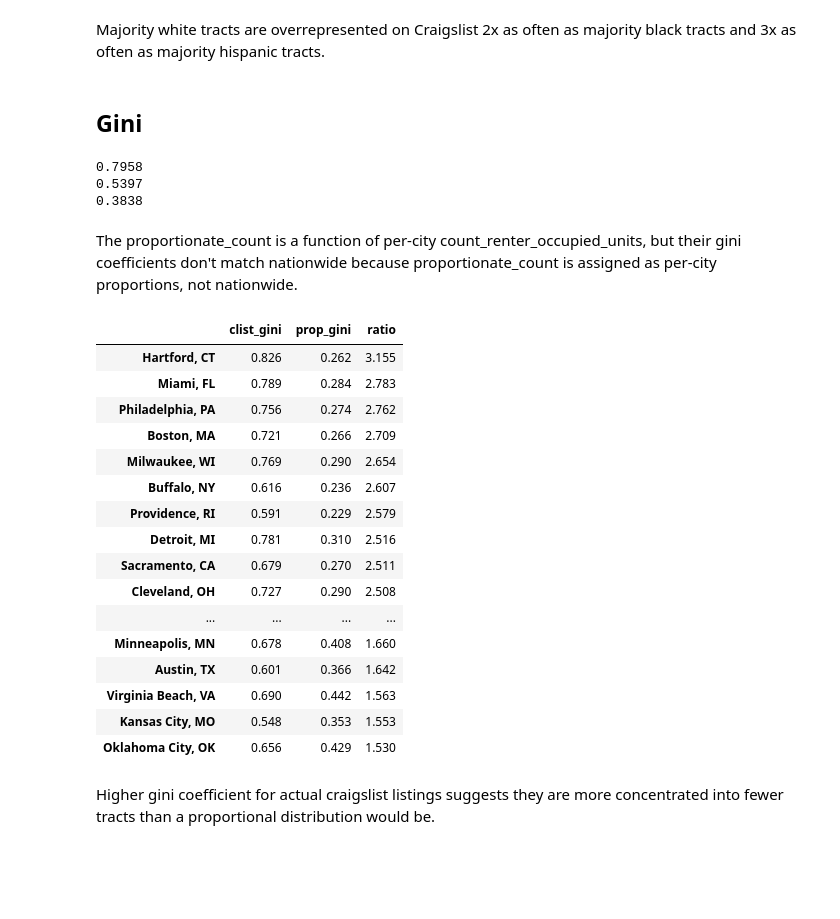
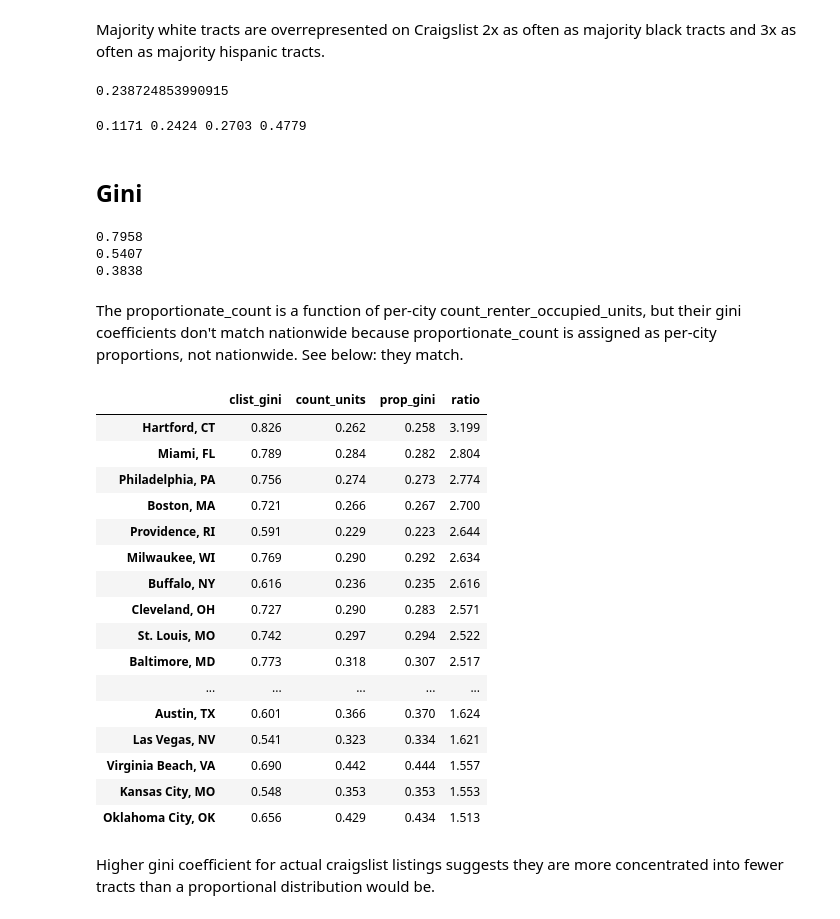
Before and after one commit to gboeing/representation-listings, a Jupyter notebook: 07-analysis.ipynb, the cells around one changed output. Saved outputs shown, nothing was run; the diff lists cells and outputs as text; code cells hidden in the pictures; blank space fills up the shorter version.

```diff
--- a/07-analysis.ipynb
+++ b/07-analysis.ipynb
@@ -52 +62,5 @@ predictors_no_dummies = sorted([p for p in predictors_all if 'dummy' not in p
+# %%
+# create interaction terms
+df['white:income'] = df['dummy_white_major'] * df['med_income_k_log']
+df['white:education'] = df['dummy_white_major'] * df['prop_bachelors_or_higher']
 # %%
@@ -113,5 +152,28 @@ print(round(white_odds / hisp_odds, 4))
 # %% [markdown]
 Majority white tracts are overrepresented on Craigslist 2x as often as majority black tracts and 3x  as often as majority hispanic tracts.
+# %%
+# what pct of tracts have less than 25% the listings we'd expect proportionally?
+df['very_under_rep'] = df['bias_ratio'] < 0.25
+df['very_under_rep'].sum() / len(df)
+# %% [output]
+0.238724853990915
+# %%
+# what proportion of tracts with each of these races as the majority is very under-represented?
+white_tracts = df[df['dummy_white_major']==1]
+white_odds = round(white_tracts['very_under_rep'].sum() / len(white_tracts), 4)
+
+asian_tracts = df[df['dummy_asian_major']==1]
+asian_odds = round(asian_tracts['very_under_rep'].sum() / len(asian_tracts), 4)
+
+black_tracts = df[df['dummy_black_major']==1]
+black_odds = round(black_tracts['very_under_rep'].sum() / len(black_tracts), 4)
+
+hisp_tracts = df[df['dummy_hispanic_major']==1]
+hisp_odds = round(hisp_tracts['very_under_rep'].sum() / len(hisp_tracts), 4)
+
+print(white_odds, asian_odds, black_odds, hisp_odds)
+# %% [output]
+0.1171 0.2424 0.2703 0.4779
 # %% [markdown]
 ## Gini
 # %%
@@ -132,39 +194,40 @@ print(gini(df['proportionate_count']))
 print(gini(df['count_renter_occupied_units']))
 # %% [output]
 0.7958
-0.5397
+0.5407
 0.3838
 # %% [markdown]
-The proportionate_count is a function of per-city count_renter_occupied_units, but their gini coefficients don't match nationwide because proportionate_count is assigned as per-city proportions, not nationwide.
+The proportionate_count is a function of per-city count_renter_occupied_units, but their gini coefficients don't match nationwide because proportionate_count is assigned as per-city proportions, not nationwide. See below: they match.
 # %%
 # now examine gini coefficients for each city
 data = {}
 for name, group in df.groupby('place_name'):
 
     data[name] = {'clist_gini' : gini(group['clist_count']),
-                  'prop_gini' : gini(group['proportionate_count'])}
+                  'prop_gini' : gini(group['proportionate_count']),
+                  'count_units' : gini(group['count_renter_occupied_units'])}
 
 ginis = pd.DataFrame(data).T
 ginis['ratio'] = ginis['clist_gini'] / ginis['prop_gini']
 ginis.sort_values(by='ratio', ascending=False).round(3)
 # %% [output]
-|  | clist_gini | prop_gini | ratio |
-| Hartford, CT | 0.826 | 0.262 | 3.155 |
-| Miami, FL | 0.789 | 0.284 | 2.783 |
-| Philadelphia, PA | 0.756 | 0.274 | 2.762 |
-| Boston, MA | 0.721 | 0.266 | 2.709 |
-| Milwaukee, WI | 0.769 | 0.290 | 2.654 |
-| Buffalo, NY | 0.616 | 0.236 | 2.607 |
-| Providence, RI | 0.591 | 0.229 | 2.579 |
-| Detroit, MI | 0.781 | 0.310 | 2.516 |
-| Sacramento, CA | 0.679 | 0.270 | 2.511 |
-| Cleveland, OH | 0.727 | 0.290 | 2.508 |
-| ... | ... | ... | ... |
-| Minneapolis, MN | 0.678 | 0.408 | 1.660 |
-| Austin, TX | 0.601 | 0.366 | 1.642 |
-| Virginia Beach, VA | 0.690 | 0.442 | 1.563 |
-| Kansas City, MO | 0.548 | 0.353 | 1.553 |
-| Oklahoma City, OK | 0.656 | 0.429 | 1.530 |
+|  | clist_gini | count_units | prop_gini | ratio |
+| Hartford, CT | 0.826 | 0.262 | 0.258 | 3.199 |
+| Miami, FL | 0.789 | 0.284 | 0.282 | 2.804 |
+| Philadelphia, PA | 0.756 | 0.274 | 0.273 | 2.774 |
+| Boston, MA | 0.721 | 0.266 | 0.267 | 2.700 |
+| Providence, RI | 0.591 | 0.229 | 0.223 | 2.644 |
+| Milwaukee, WI | 0.769 | 0.290 | 0.292 | 2.634 |
+| Buffalo, NY | 0.616 | 0.236 | 0.235 | 2.616 |
+| Cleveland, OH | 0.727 | 0.290 | 0.283 | 2.571 |
+| St. Louis, MO | 0.742 | 0.297 | 0.294 | 2.522 |
+| Baltimore, MD | 0.773 | 0.318 | 0.307 | 2.517 |
+| ... | ... | ... | ... | ... |
+| Austin, TX | 0.601 | 0.366 | 0.370 | 1.624 |
+| Las Vegas, NV | 0.541 | 0.323 | 0.334 | 1.621 |
+| Virginia Beach, VA | 0.690 | 0.442 | 0.444 | 1.557 |
+| Kansas City, MO | 0.548 | 0.353 | 0.353 | 1.553 |
+| Oklahoma City, OK | 0.656 | 0.429 | 0.434 | 1.513 |
 # %% [markdown]
 Higher gini coefficient for actual craigslist listings suggests they are more concentrated into fewer tracts than a proportional distribution would be.
 # %% [markdown]
```
Also changed, not shown: parts of 46 cells of this notebook, 1 other file.
